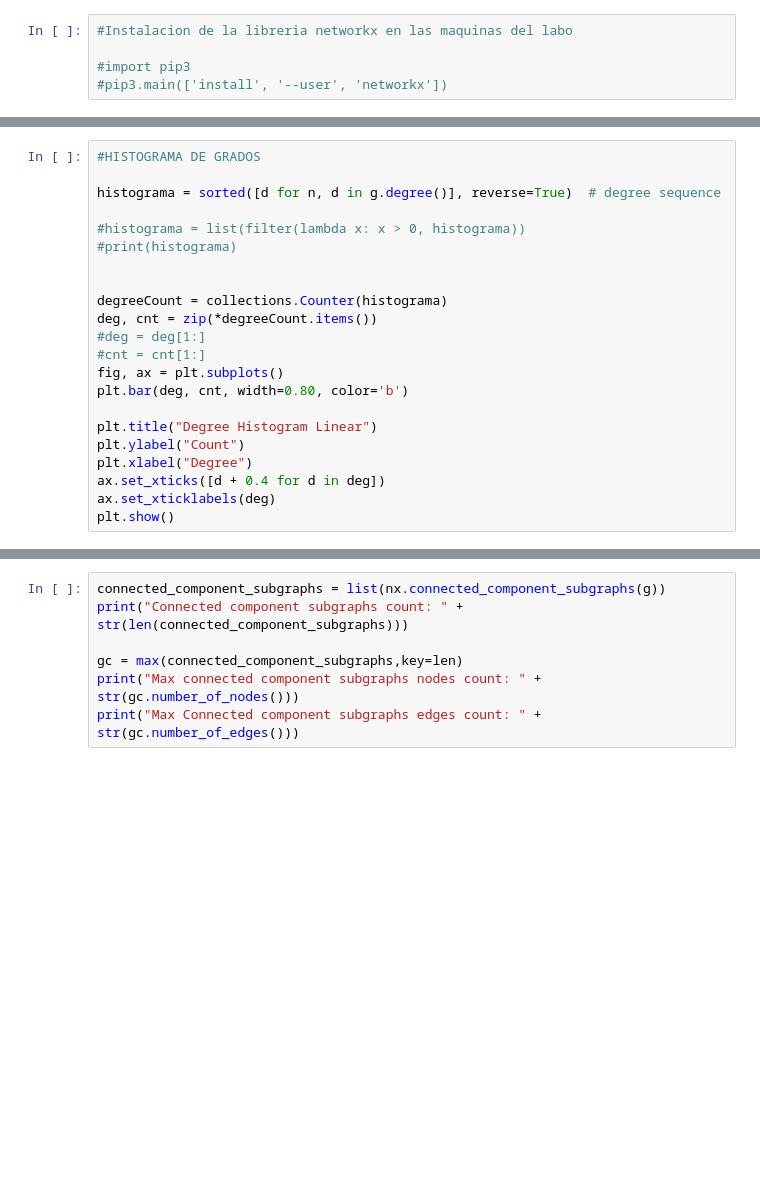
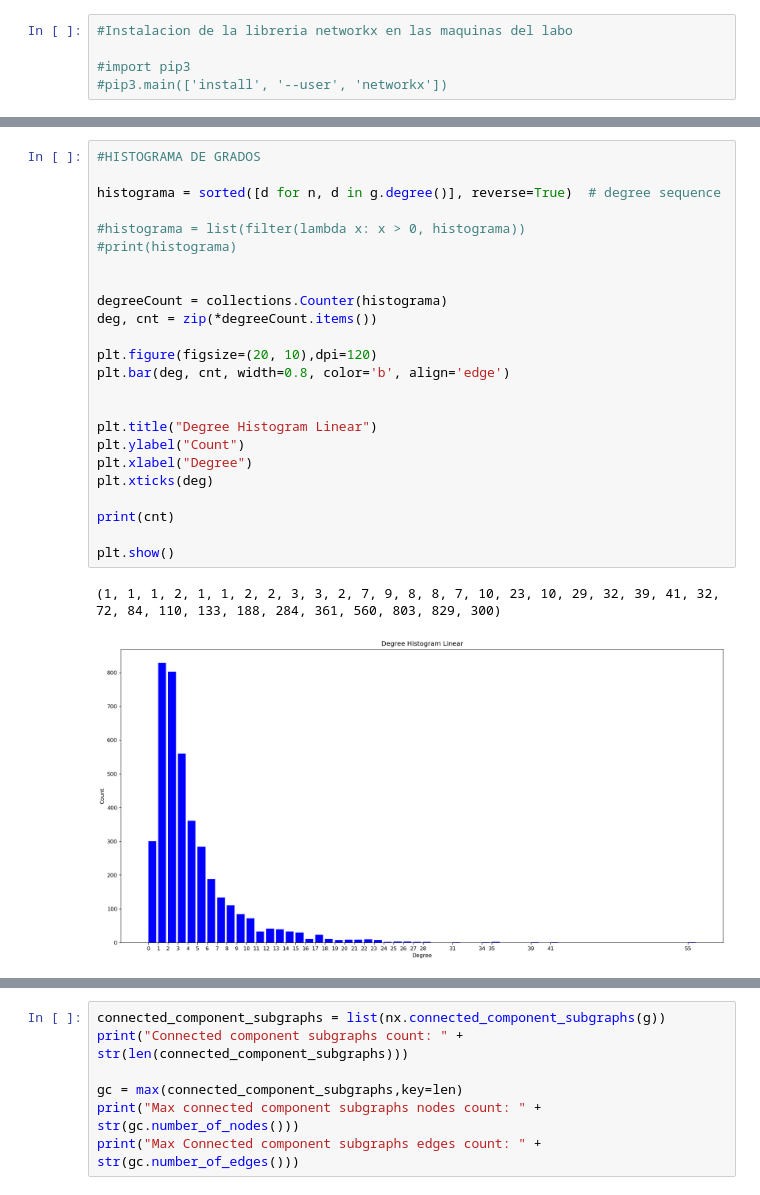
Before and after one commit to abg101/datascience, a Jupyter notebook: tp4/tp4.ipynb, the cells around one changed output, grey strips where cells are left out. Drawn from its saved outputs; the diff is of its cells as text; blank space fills up the shorter version.

```diff
--- a/tp4/tp4.ipynb
+++ b/tp4/tp4.ipynb
@@ -48,23 +76,28 @@ plt.show()
 # %%
 #HISTOGRAMA DE GRADOS
 
 histograma = sorted([d for n, d in g.degree()], reverse=True)  # degree sequence
 
 #histograma = list(filter(lambda x: x > 0, histograma))
 #print(histograma)
 
 
 degreeCount = collections.Counter(histograma)
 deg, cnt = zip(*degreeCount.items())
-#deg = deg[1:]
-#cnt = cnt[1:]
-fig, ax = plt.subplots()
-plt.bar(deg, cnt, width=0.80, color='b')
+
+plt.figure(figsize=(20, 10),dpi=120)
+plt.bar(deg, cnt, width=0.8, color='b', align='edge')
+
 
 plt.title("Degree Histogram Linear")
 plt.ylabel("Count")
 plt.xlabel("Degree")
-ax.set_xticks([d + 0.4 for d in deg])
-ax.set_xticklabels(deg)
+plt.xticks(deg)
+
+print(cnt)
+
 plt.show()
+# %% [output]
+(1, 1, 1, 2, 1, 1, 2, 2, 3, 3, 2, 7, 9, 8, 8, 7, 10, 23, 10, 29, 32, 39, 41, 32, 72, 84, 110, 133, 188, 284, 361, 560, 803, 829, 300)
+[figure, added]
 # %%
```
Also changed, not shown: parts of 27 cells of this notebook.
